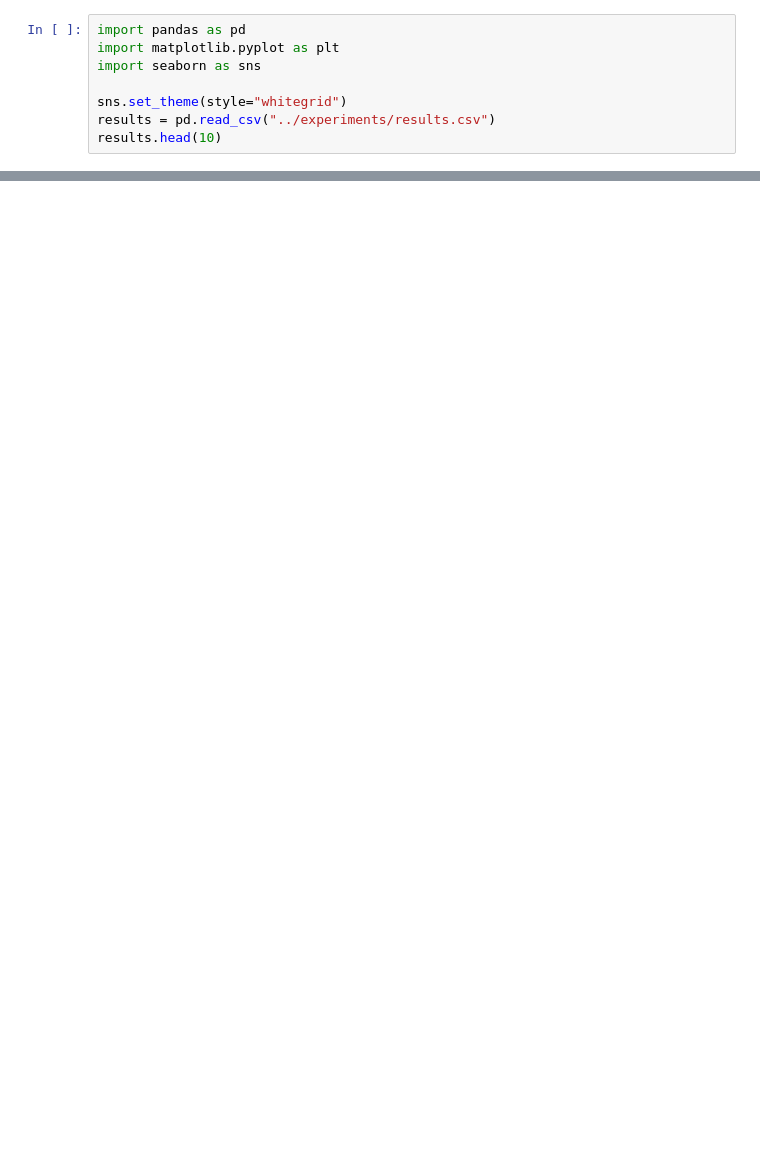
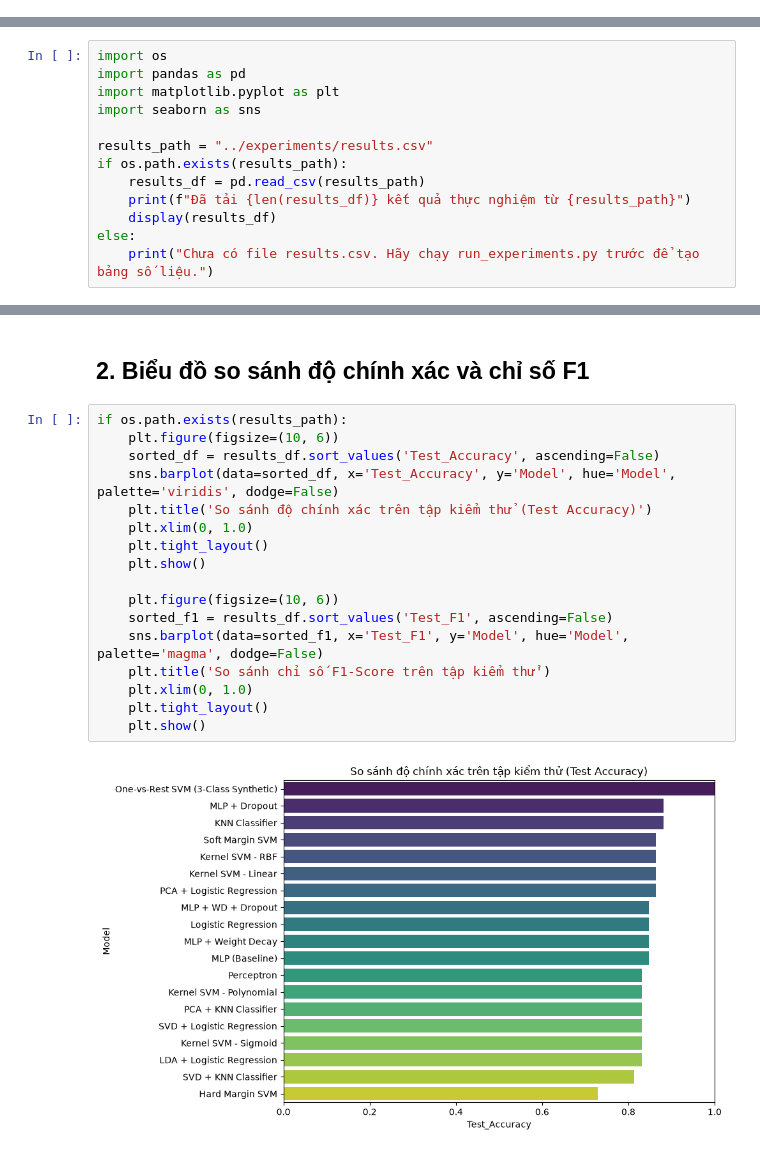
Before and after one commit to pvq-vn/heart-disease-ml, a Jupyter notebook: notebooks/07_model_comparison.ipynb, the cells around one changed output, grey strips where cells are left out. Cells and saved outputs as stored; diff of their text form; blank space fills up the shorter version.

```diff
--- a/notebooks/07_model_comparison.ipynb
+++ b/notebooks/07_model_comparison.ipynb
@@ -5,8 +0,0 @@ Trong notebook này, chúng ta sẽ xem lại kết quả thu thập được t
-# %%
-import pandas as pd
-import matplotlib.pyplot as plt
-import seaborn as sns
-
-sns.set_theme(style="whitegrid")
-results = pd.read_csv("../experiments/results.csv")
-results.head(10)
@@ -28,0 +14,13 @@ PCA giúp giảm số chiều tính toán đáng kể mà không làm mất đi
+# %%
+import os
+import pandas as pd
+import matplotlib.pyplot as plt
+import seaborn as sns
+
+results_path = "../experiments/results.csv"
+if os.path.exists(results_path):
+    results_df = pd.read_csv(results_path)
+    print(f"Đã tải {len(results_df)} kết quả thực nghiệm từ {results_path}")
+    display(results_df)
+else:
+    print("Chưa có file results.csv. Hãy chạy run_experiments.py trước để tạo bảng số liệu.")
@@ -28,0 +46,21 @@ PCA giúp giảm số chiều tính toán đáng kể mà không làm mất đi
+# %% [markdown]
+## 2. Biểu đồ so sánh độ chính xác và chỉ số F1
+# %%
+if os.path.exists(results_path):
+    plt.figure(figsize=(10, 6))
+    sorted_df = results_df.sort_values('Test_Accuracy', ascending=False)
+    sns.barplot(data=sorted_df, x='Test_Accuracy', y='Model', hue='Model', palette='viridis', dodge=False)
+    plt.title('So sánh độ chính xác trên tập kiểm thử (Test Accuracy)')
+    plt.xlim(0, 1.0)
+    plt.tight_layout()
+    plt.show()
+
+    plt.figure(figsize=(10, 6))
+    sorted_f1 = results_df.sort_values('Test_F1', ascending=False)
+    sns.barplot(data=sorted_f1, x='Test_F1', y='Model', hue='Model', palette='magma', dodge=False)
+    plt.title('So sánh chỉ số F1-Score trên tập kiểm thử')
+    plt.xlim(0, 1.0)
+    plt.tight_layout()
+    plt.show()
+# %% [output]
+[figure, added]
```
Also changed, not shown: parts of 7 cells of this notebook, 45 other files.
